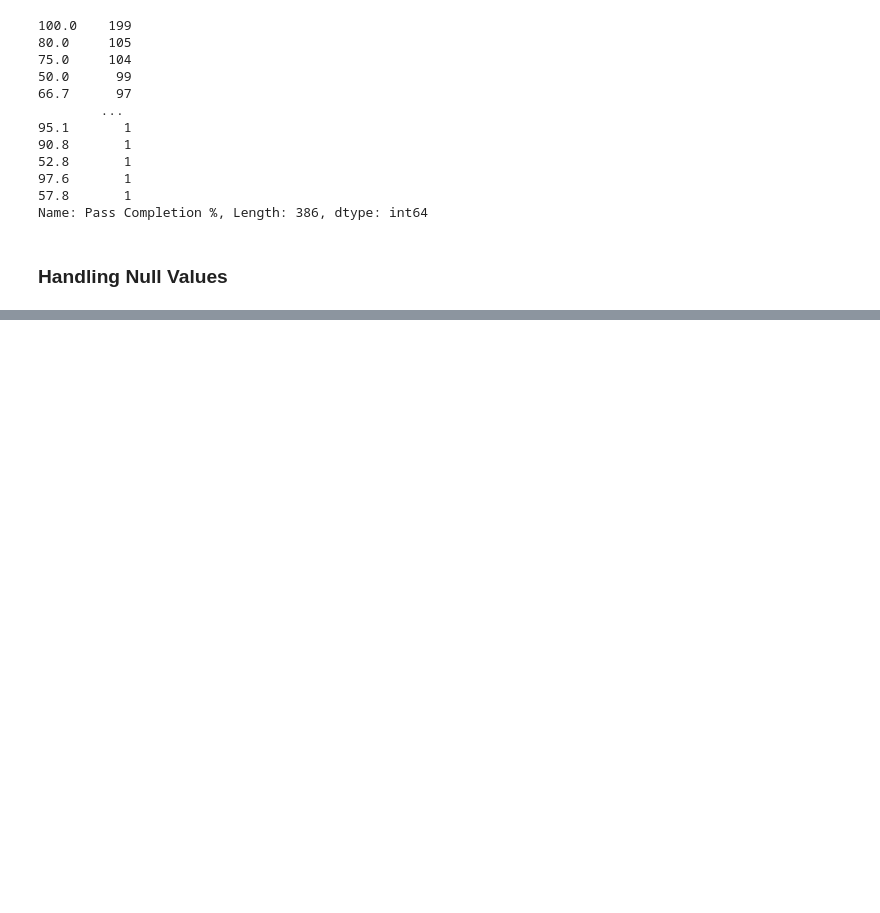
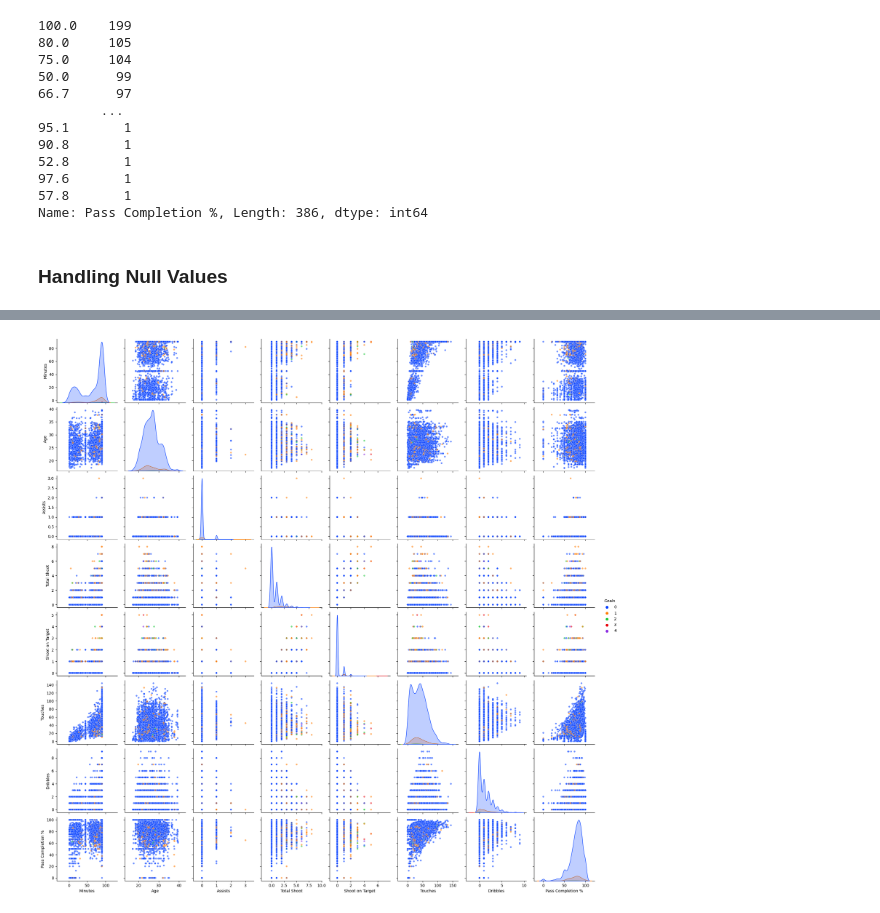
Before and after one commit to ericmckevitt/Premier-League-Goal-Prediction, a Jupyter notebook: eda.ipynb, the cells around one changed output, grey strips where cells are left out. Saved outputs shown, nothing was run; the diff lists cells and outputs as text; code cells hidden in the pictures; blank space fills up the shorter version.

```diff
--- a/eda.ipynb
+++ b/eda.ipynb
@@ -152,0 +264,3 @@ print(cleaned_sample)
+# %%
+y = df["Goals"]
+X = df.drop(columns=["Goals"])
@@ -152,0 +353,7 @@ print(cleaned_sample)
+# %%
+selected_cols = ["Minutes", "Age", "Assists", "Total Shoot", "Shoot on Target", "Touches", "Dribbles", "Pass Completion %"]
+
+pairplot = sns.pairplot(pd.concat([df[selected_cols], y], axis=1), hue="Goals", palette="bright", diag_kind="kde", plot_kws={'alpha':0.6, 's':20})
+pairplot.savefig("pair_plot.png", format="png", dpi=300)
+# %% [output]
+[figure, added]
```
Also changed, not shown: parts of 23 cells of this notebook, 1 other file.
